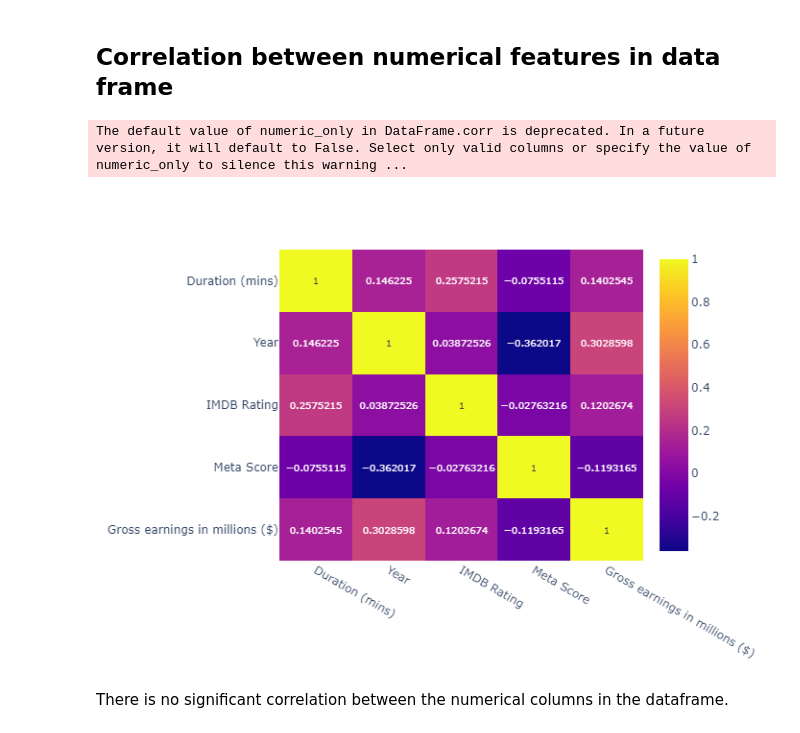
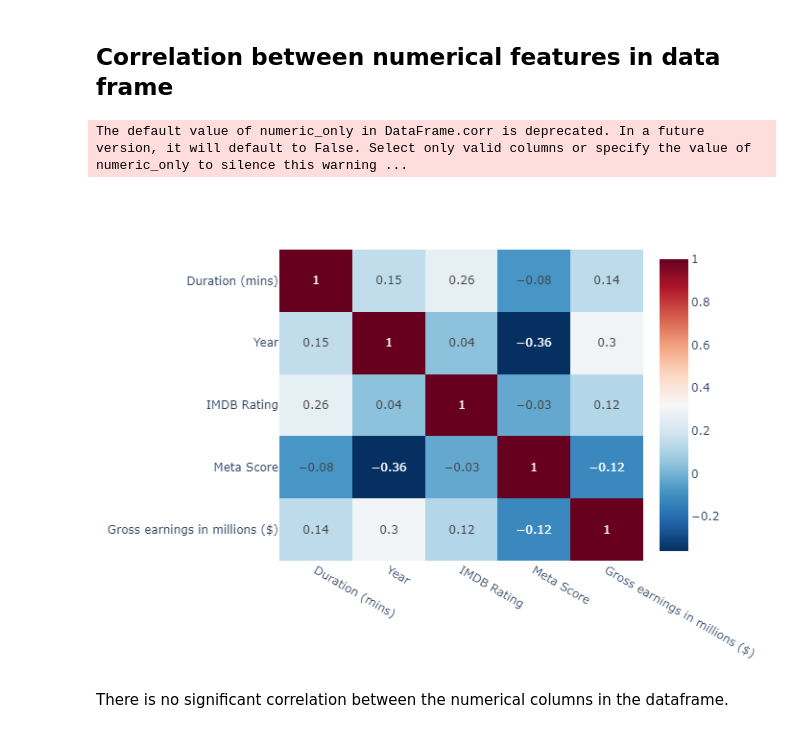
Before and after one commit to Damiieibikun/Python-Data-visualization-on-Top-500-movies-IMDb, a Jupyter notebook: Top500_movie_ratings.ipynb, the cells around one changed output. Saved outputs shown, nothing was run; the diff lists cells and outputs as text; code cells hidden in the pictures.

```diff
--- a/Top500_movie_ratings.ipynb
+++ b/Top500_movie_ratings.ipynb
@@ -453,12 +453,12 @@ Most frequent genres are **Crime dramas** and **Dramas**
 # %% [markdown]
 ## Correlation between numerical features in data frame
 # %%
-fig = px.imshow(data_frame.corr(), text_auto = True, aspect="auto")
+fig = px.imshow(round(data_frame.corr(), 2), text_auto = True, aspect="auto", color_continuous_scale='RdBu_r')
 fig.write_image('fig.png', engine='kaleido')
 fig.show('png')
 # %% [output]
 The default value of numeric_only in DataFrame.corr is deprecated. In a future version, it will default to False. Select only valid columns or specify the value of numeric_only to silence this warning ...
-[figure, old version]
+[figure, new version]
 # %% [markdown]
 There is no significant correlation between the numerical columns in the dataframe.
 # %% [markdown]
```
Also changed, not shown: parts of 2 cells of this notebook.
